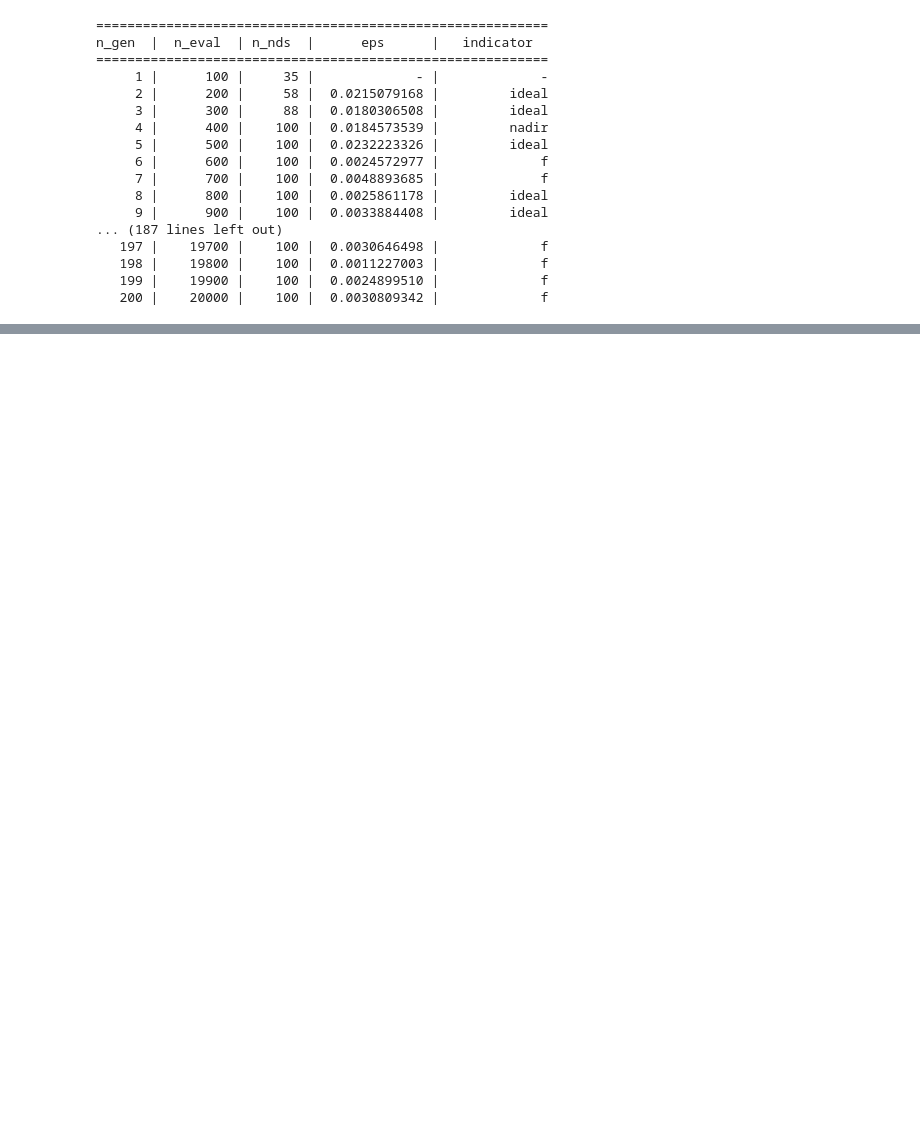
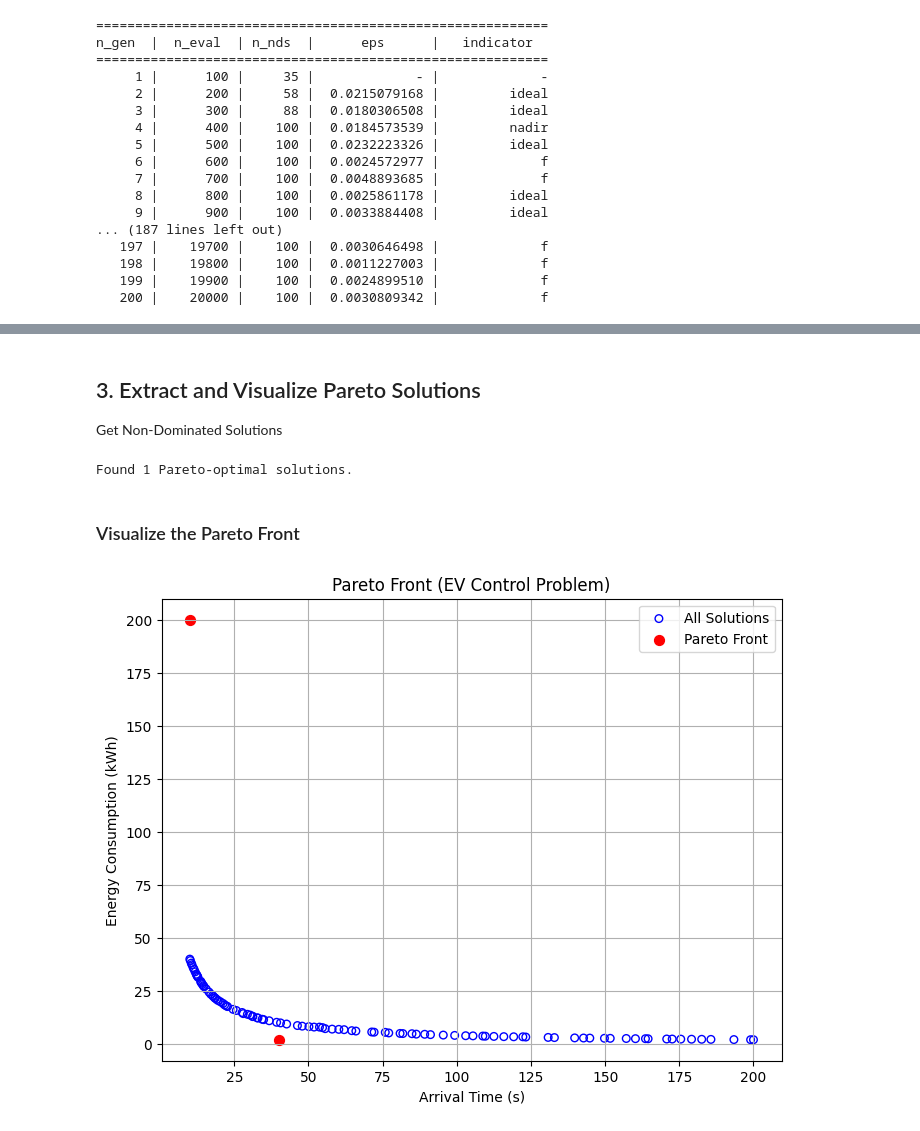
Before and after one commit to Nicola-Ibrahim/Tracing-Objectives-Backwards, a Jupyter notebook: main.ipynb, the cells around one changed output, grey strips where cells are left out. Drawn from its saved outputs; the diff is of its cells as text; code cells hidden in the pictures; blank space fills up the shorter version.

```diff
--- a/main.ipynb
+++ b/main.ipynb
@@ -84,0 +136,32 @@ n_gen  |  n_eval  | n_nds  |      eps      |   indicator
+# %% [markdown]
+## 3. Extract and Visualize Pareto Solutions
+Get Non-Dominated Solutions
+# %%
+from pymoo.util.nds.non_dominated_sorting import NonDominatedSorting
+
+# Extract all solutions
+F = result.F  # Objective values (T, E)
+
+# Filter non-dominated solutions
+nds = NonDominatedSorting().do(F)
+pareto_front = F[nds]
+
+print(f"Found {len(pareto_front)} Pareto-optimal solutions.")
+# %% [output]
+Found 1 Pareto-optimal solutions.
+# %% [markdown]
+### Visualize the Pareto Front
+# %%
+import matplotlib.pyplot as plt
+
+plt.figure(figsize=(8, 6))
+plt.scatter(F[:, 0], F[:, 1], s=30, facecolors='none', edgecolors='blue', label="All Solutions")
+plt.scatter(pareto_front[:, 0], pareto_front[:, 1], s=50, c='red', label="Pareto Front")
+plt.title("Pareto Front (EV Control Problem)")
+plt.xlabel("Arrival Time (s)")
+plt.ylabel("Energy Consumption (kWh)")
+plt.legend()
+plt.grid(True)
+plt.show()
+# %% [output]
+[figure, added]
```
Also changed, not shown: parts of 3 cells of this notebook.
